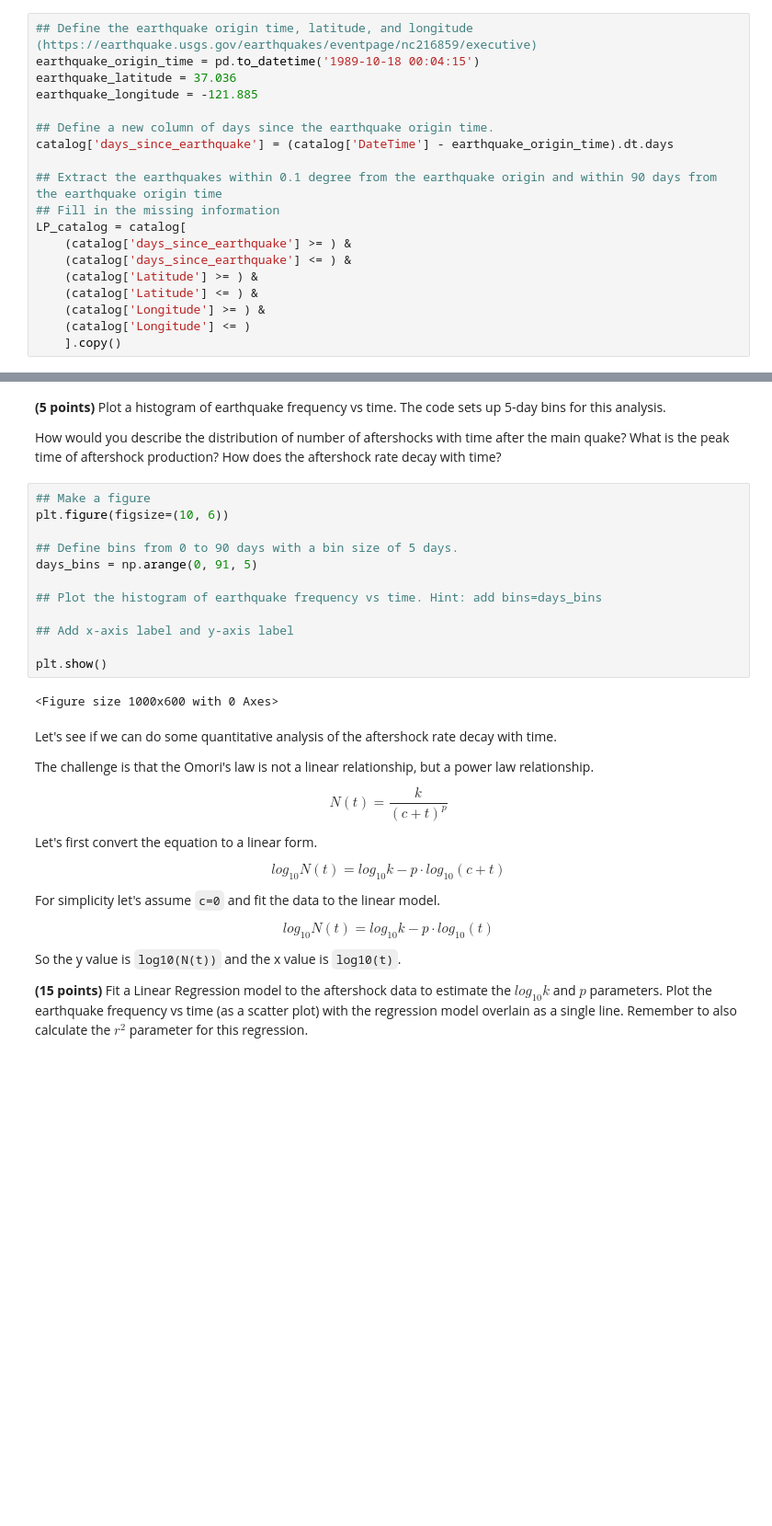
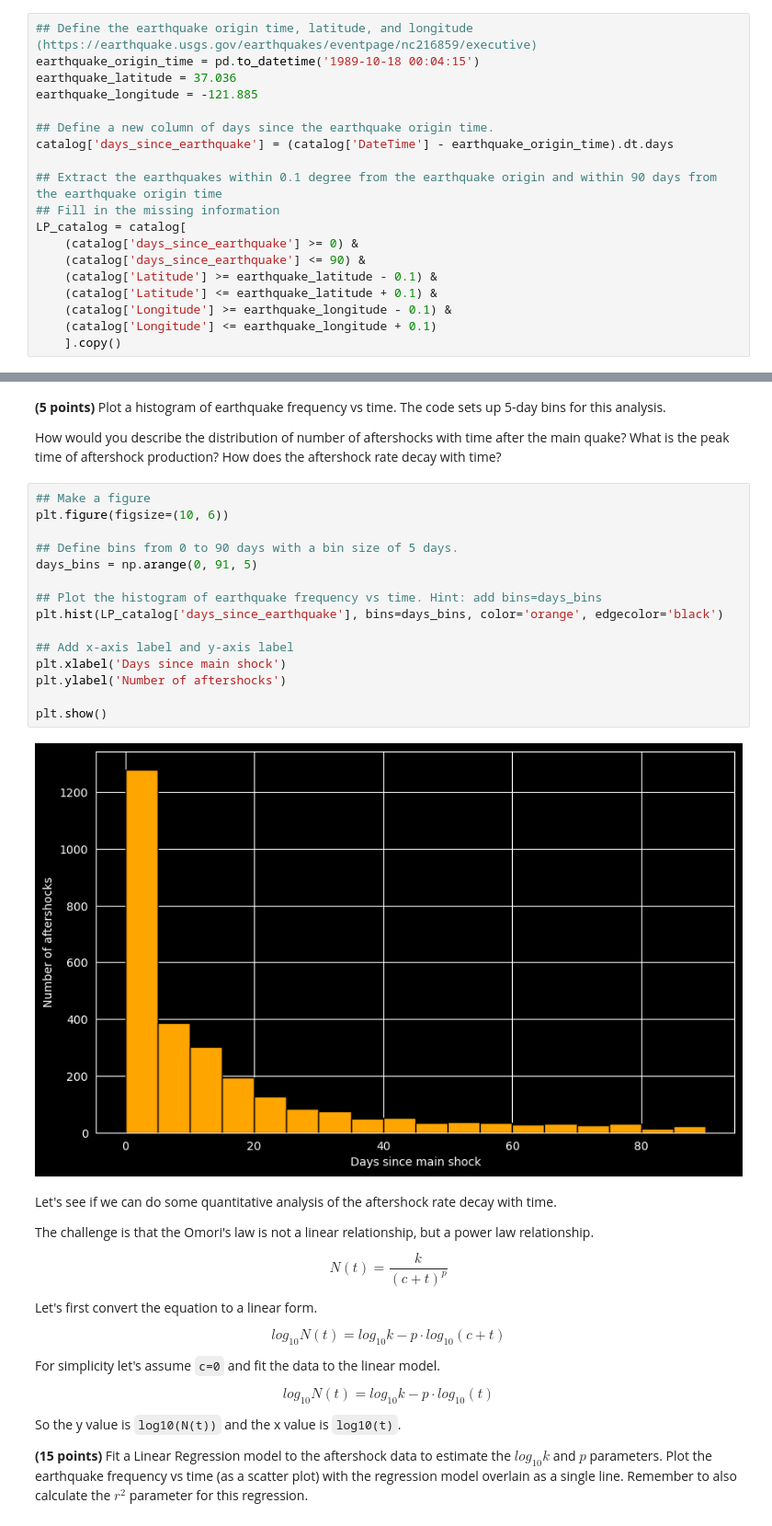
Before and after one commit to ItsukiKigoshi/EPS88_Gleeson, a Jupyter notebook: Week 9 - Regression and Earthquakes.ipynb, the cells around one changed output, grey strips where cells are left out. Shown at 92% size. Drawn from its saved outputs; the diff is of its cells as text; blank space fills up the shorter version.

```diff
--- a/Week 9 - Regression and Earthquakes.ipynb
+++ b/Week 9 - Regression and Earthquakes.ipynb
@@ -294,12 +294,12 @@ catalog['days_since_earthquake'] = (catalog['DateTime'] - earthquake_origin_time
 ## Extract the earthquakes within 0.1 degree from the earthquake origin and within 90 days from the earthquake origin time
 ## Fill in the missing information
 LP_catalog = catalog[
-    (catalog['days_since_earthquake'] >= ) &
-    (catalog['days_since_earthquake'] <= ) &
-    (catalog['Latitude'] >= ) &
-    (catalog['Latitude'] <= ) &
-    (catalog['Longitude'] >= ) &
-    (catalog['Longitude'] <= )
+    (catalog['days_since_earthquake'] >= 0) &
+    (catalog['days_since_earthquake'] <= 90) &
+    (catalog['Latitude'] >= earthquake_latitude - 0.1) &
+    (catalog['Latitude'] <= earthquake_latitude + 0.1) &
+    (catalog['Longitude'] >= earthquake_longitude - 0.1) &
+    (catalog['Longitude'] <= earthquake_longitude + 0.1)
     ].copy()
 # %% [markdown]
 **(5 points)** Plot magnitude vs. time (x axis) for the aftershock events
@@ -329,17 +329,20 @@ How would you describe the distribution of number of aftershocks with time after
 # %%
 ## Make a figure
 plt.figure(figsize=(10, 6))
 
 ## Define bins from 0 to 90 days with a bin size of 5 days.
 days_bins = np.arange(0, 91, 5)
 
 ## Plot the histogram of earthquake frequency vs time. Hint: add bins=days_bins
+plt.hist(LP_catalog['days_since_earthquake'], bins=days_bins, color='orange', edgecolor='black')
 
 ## Add x-axis label and y-axis label
+plt.xlabel('Days since main shock')
+plt.ylabel('Number of aftershocks')
 
 plt.show()
 # %% [output]
-<Figure size 1000x600 with 0 Axes>
+[figure, added]
 # %% [markdown]
 Let's see if we can do some quantitative analysis of the aftershock rate decay with time.
 
```
Also changed, not shown: parts of 2 cells of this notebook.
